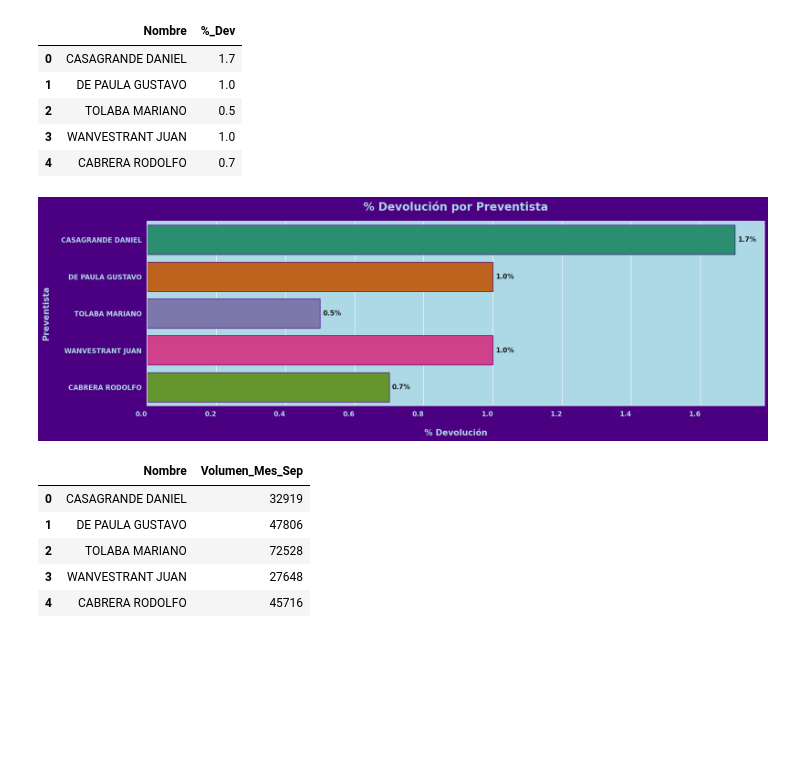
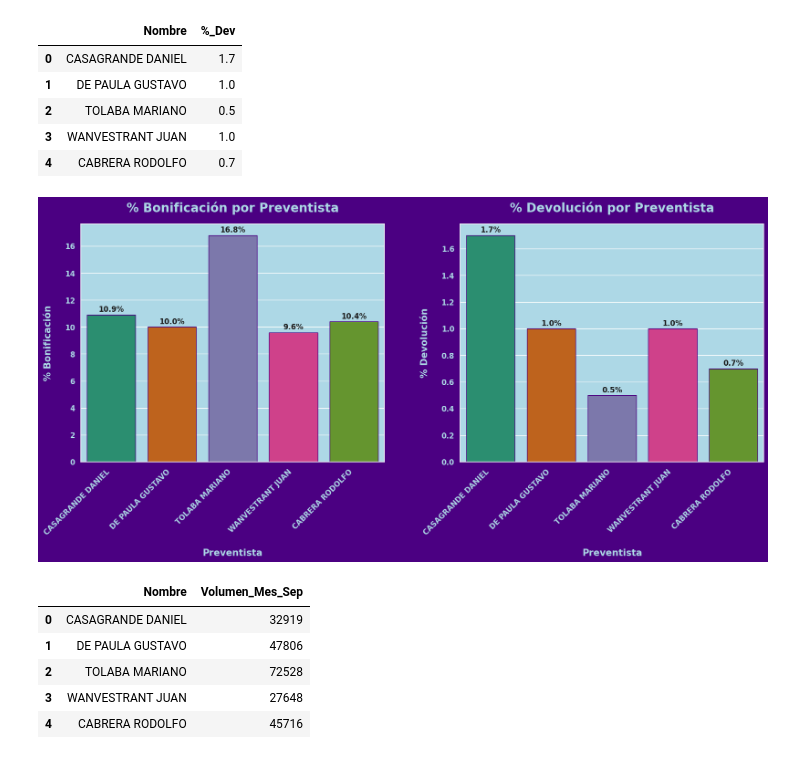
Before and after one commit to Wanves/PythonDataScience, a Jupyter notebook: Análisis_Rendimineto_neto/Análisis_Rendimineto.ipynb, the cells around one changed output. Drawn from its saved outputs; the diff is of its cells as text; code cells hidden in the pictures; blank space fills up the shorter version.

```diff
--- a/Análisis_Rendimineto_neto/Análisis_Rendimineto.ipynb
+++ b/Análisis_Rendimineto_neto/Análisis_Rendimineto.ipynb
@@ -199,22 +195,3 @@ porcentaje_bonificacion
 | 2 | TOLABA MARIANO | 16.8 |
 | 3 | WANVESTRANT JUAN | 9.6 |
 | 4 | CABRERA RODOLFO | 10.4 |
-# %%
-sns.set_style('darkgrid')
-sns.set_theme(rc={'axes.facecolor':'lightblue', 'figure.facecolor':'indigo'})
-plt.figure(figsize=(20,6))
-ax = sns.barplot(x=data2['%_Bonif'], y=porcentaje_bonificacion['Nombre'], edgecolor='indigo', hue=data2['Nombre'], palette='Dark2')
-plt.title('% Bonificación por Preventista', color='lightblue', size=20, weight='bold',pad=20)
-plt.xlabel('% Bonificación', color='lightblue', size=15, weight='bold',labelpad=20)
-plt.ylabel('Preventista', color='lightblue', size=15, weight='bold',labelpad=20)
-plt.xticks( ha='right', color='lightblue', size=12, weight='bold')
-plt.yticks(color='lightblue', size=12, weight='bold')
-for container in ax.containers:
-    ax.bar_label(container,
-                label_type='edge',
-                padding=5,
-                color='k',
-                fontsize=12,
-                fontweight='bold',
-                fmt='{:,.1f}%')
-plt.show()
@@ -233,24 +208,42 @@ porcentaje_devolucion
 # %%
 sns.set_style('darkgrid')
 sns.set_theme(rc={'axes.facecolor':'lightblue', 'figure.facecolor':'indigo'})
-plt.figure(figsize=(20,6))
-ax = sns.barplot(x=data2['%_Dev'], y=porcentaje_devolucion['Nombre'], edgecolor='indigo', hue=data['Nombre'], palette='Dark2')
-plt.title('% Devolución por Preventista', color='lightblue', size=20, weight='bold',pad=20)
-plt.xlabel('% Devolución', color='lightblue', size=15, weight='bold',labelpad=20)
-plt.ylabel('Preventista', color='lightblue', size=15, weight='bold',labelpad=20)
-plt.xticks( ha='right', color='lightblue', size=12, weight='bold')
+plt.figure(figsize=(20,7))
+plt.subplot(1, 2, 1)
+ax = sns.barplot(x=data2['Nombre'], y=porcentaje_bonificacion['%_Bonif'], edgecolor='indigo', hue=data2['Nombre'], palette='Dark2')
+plt.title('% Bonificación por Preventista', color='lightblue', size=20, weight='bold',pad=20)
+plt.ylabel('% Bonificación', color='lightblue', size=15, weight='bold',labelpad=20)
+plt.xlabel('Preventista', color='lightblue', size=15, weight='bold',labelpad=20)
+plt.xticks( ha='right', color='lightblue', size=12, weight='bold', rotation=45)
 plt.yticks(color='lightblue', size=12, weight='bold')
 for container in ax.containers:
     ax.bar_label(container,
                 label_type='edge',
-                padding=5,
+                padding=2,
                 color='k',
                 fontsize=12,
                 fontweight='bold',
                 fmt='{:,.1f}%')
+plt.subplots_adjust(wspace=0.3)
+plt.subplot(1, 2, 2)
+ax = sns.barplot(x=data2['Nombre'], y=porcentaje_devolucion['%_Dev'], edgecolor='indigo', hue=data['Nombre'], palette='Dark2')
+plt.title('% Devolución por Preventista', color='lightblue', size=20, weight='bold',pad=20)
+plt.ylabel('% Devolución', color='lightblue', size=15, weight='bold',labelpad=20)
+plt.xlabel('Preventista', color='lightblue', size=15, weight='bold',labelpad=20)
+plt.xticks( ha='right', color='lightblue', size=12, weight='bold', rotation=45)
+plt.yticks(color='lightblue', size=12, weight='bold')
+for container in ax.containers:
+    ax.bar_label(container,
+                label_type='edge',
+                padding=2,
+                color='k',
+                fontsize=12,
+                fontweight='bold',
+                fmt='{:,.1f}%')
+plt.subplots_adjust(wspace=0.25)
 plt.show()
 # %% [output]
-[figure, old version]
+[figure, new version]
 # %%
 Volumen_Mes_Septiembre = data2[['Nombre', 'Volumen_Mes_Sep']]
 Volumen_Mes_Septiembre
```
Also changed, not shown: parts of 11 cells of this notebook, 2 other files.
